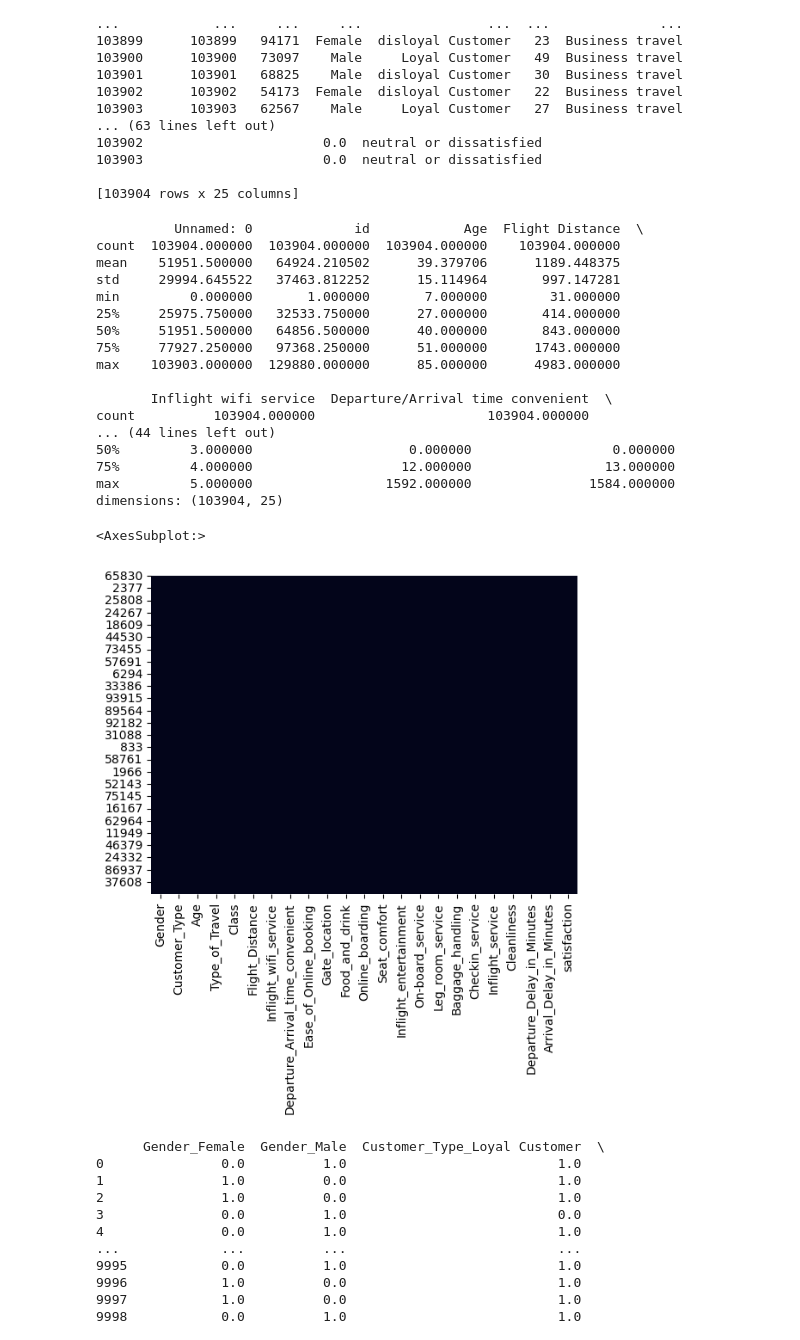
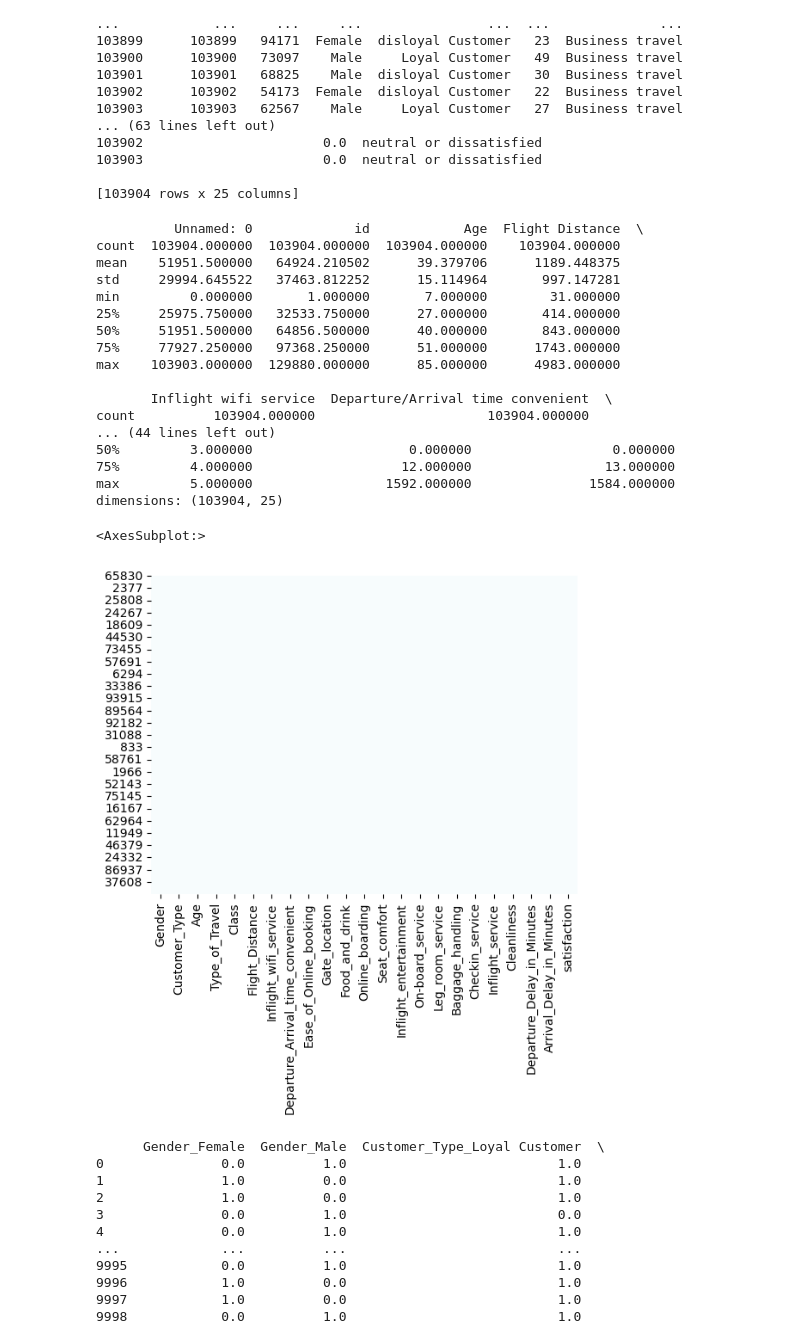
Before and after one commit to 4120BinayaAdhikari/Airline_Passenger_Satisfaction_Classification, a Jupyter notebook: Airline_Passenger Satisfaction_Classification.ipynb, the cells around one changed output. Saved outputs shown, nothing was run; the diff lists cells and outputs as text; code cells hidden in the pictures.

```diff
--- a/Airline_Passenger Satisfaction_Classification.ipynb
+++ b/Airline_Passenger Satisfaction_Classification.ipynb
@@ -76,35 +76,35 @@ df.columns = df.columns.str.replace(' ', '_')
 df.columns = df.columns.str.replace('/', '_')
 
 # drop variables
 df = df.drop(["Unnamed:_0","id"], axis=1)
 
 # random sample
 df1 = df.sample(n= 10000, random_state=1)
 
 
 # plot missing NA values
-sns.heatmap(df1.isna(), cbar=False)
+sns.heatmap(df1.isna(), cbar=False, cmap= "BuPu")
 #plt.show()
 # %% [output]
           Unnamed: 0             id            Age  Flight Distance  \
 count  103904.000000  103904.000000  103904.000000    103904.000000
 mean    51951.500000   64924.210502      39.379706      1189.448375
 std     29994.645522   37463.812252      15.114964       997.147281
 min         0.000000       1.000000       7.000000        31.000000
 25%     25975.750000   32533.750000      27.000000       414.000000
 50%     51951.500000   64856.500000      40.000000       843.000000
 75%     77927.250000   97368.250000      51.000000      1743.000000
 max    103903.000000  129880.000000      85.000000      4983.000000
 
        Inflight wifi service  Departure/Arrival time convenient  \
 count          103904.000000                      103904.000000
 ... (44 lines left out)
 50%         3.000000                    0.000000                  0.000000
 75%         4.000000                   12.000000                 13.000000
 max         5.000000                 1592.000000               1584.000000
 dimensions: (103904, 25)
 <AxesSubplot:>
-[figure, old version]
+[figure, new version]
 # %%
 # one hot-encoder
 encoder = OneHotEncoder(sparse=False)
```
Also changed, not shown: parts of 3 cells of this notebook.
